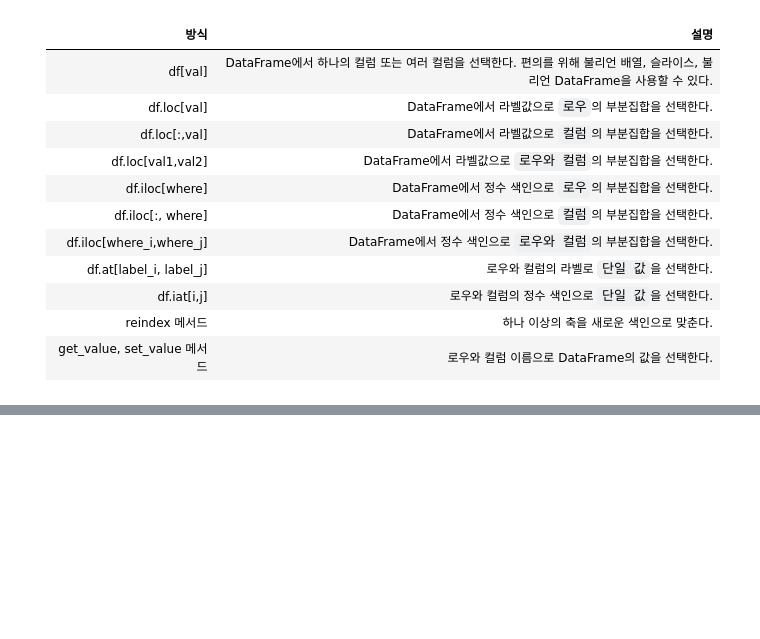
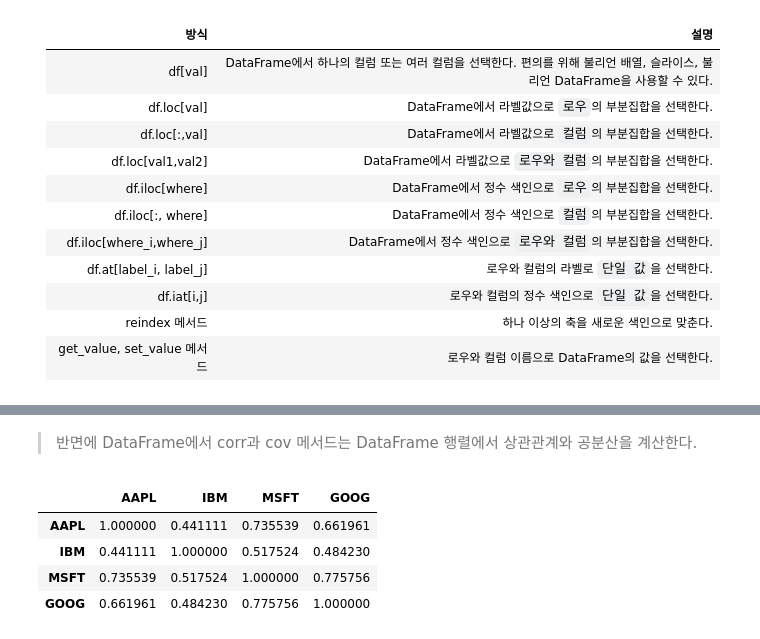
Before and after one commit to gusdn5656/python-basic, a Jupyter notebook: Python for Data Analysis/Chapter 5 pandas 시작하기.ipynb, the cells around one changed output, grey strips where cells are left out. Saved outputs shown, nothing was run; the diff lists cells and outputs as text; code cells hidden in the pictures; folded sections open; blank space fills up the shorter version.

```diff
--- a/Python for Data Analysis/Chapter 5 pandas 시작하기.ipynb
+++ b/Python for Data Analysis/Chapter 5 pandas 시작하기.ipynb
@@ -753,0 +786,10 @@ data.iloc[:,:3][data.three > 5]
+# %% [markdown]
+> 반면에 DataFrame에서 corr과 cov 메서드는 DataFrame 행렬에서 상관관계와 공분산을 계산한다.
+# %%
+returns.corr()
+# %% [output]
+|  | AAPL | IBM | MSFT | GOOG |
+| AAPL | 1.000000 | 0.441111 | 0.735539 | 0.661961 |
+| IBM | 0.441111 | 1.000000 | 0.517524 | 0.484230 |
+| MSFT | 0.735539 | 0.517524 | 1.000000 | 0.775756 |
+| GOOG | 0.661961 | 0.484230 | 0.775756 | 1.000000 |
```
Also changed, not shown: parts of 190 cells of this notebook.
